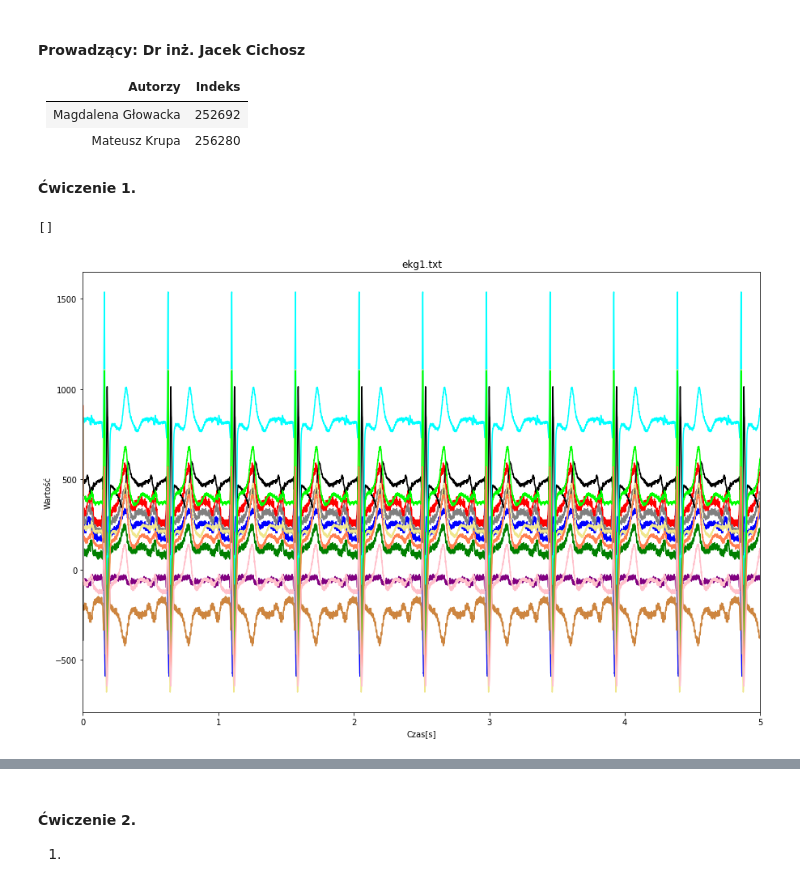
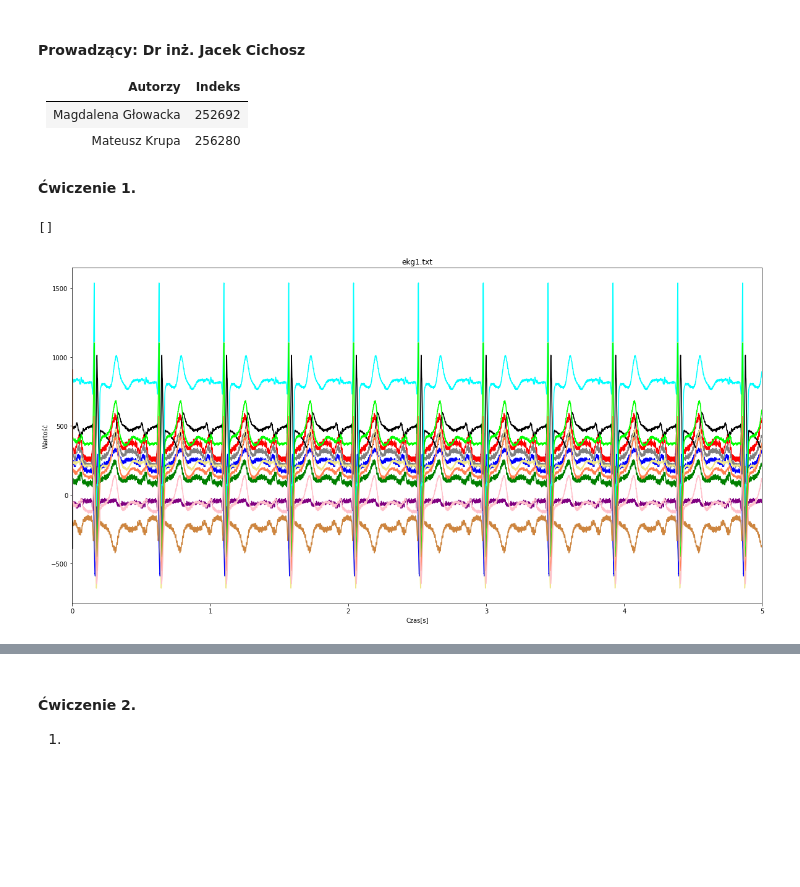
Before and after one commit to magdalena09/CPSiO-lab, a Jupyter notebook: lab1.ipynb, the cells around one changed output, grey strips where cells are left out. Saved outputs shown, nothing was run; the diff lists cells and outputs as text; code cells hidden in the pictures; blank space fills up the shorter version.

```diff
--- a/lab1.ipynb
+++ b/lab1.ipynb
@@ -17,36 +17,35 @@ import os
 # %%
 str1=os.getcwd()
 
 ekg1 = pd.read_csv(str1+'\\ekg1.txt', names=['1','2','3','4','5','6','7','8','9','10','11','12'], sep=' ')
 sampling_frequency_ekg1 = 1000 # czestotliwosc probkowania
 ekg1_time = ((ekg1.shape[0])/sampling_frequency_ekg1)
 ekg1['Czas'] = ekg1.index/sampling_frequency_ekg1 # ustalenie punktów na osi czasu
-ekg1 = ekg1.set_index('Czas') # ustawienie czasu jako indexu tabeli
+ekg1 = ekg1.set_index('Czas')
 
-fig, axes = plt.subplots(ncols=1, nrows=1, figsize=(15,10))
-
-axes.plot(ekg1.index, ekg1['1'], color='green')
-axes.plot(ekg1.index, ekg1['2'], color='red')
-axes.plot(ekg1.index, ekg1['3'], color='blue')
-axes.plot(ekg1.index, ekg1['4'], color='peru')
-axes.plot(ekg1.index, ekg1['5'], color='purple')
-axes.plot(ekg1.index, ekg1['6'], color='gray')
-axes.plot(ekg1.index, ekg1['7'], color='black')
-axes.plot(ekg1.index, ekg1['8'], color='cyan')
-axes.plot(ekg1.index, ekg1['9'], color='khaki')
-axes.plot(ekg1.index, ekg1['10'], color='lime')
-axes.plot(ekg1.index, ekg1['11'], color='coral')
-axes.plot(ekg1.index, ekg1['12'], color='pink')
-axes.set_title('ekg1.txt')
-axes.set_xlabel('Czas[s]')
-axes.set_ylabel('Wartość')
+plt.figure(figsize=(20,10))
+plt.plot(ekg1.index, ekg1['1'], color='green')
+plt.plot(ekg1.index, ekg1['2'], color='red')
+plt.plot(ekg1.index, ekg1['3'], color='blue')
+plt.plot(ekg1.index, ekg1['4'], color='peru')
+plt.plot(ekg1.index, ekg1['5'], color='purple')
+plt.plot(ekg1.index, ekg1['6'], color='gray')
+plt.plot(ekg1.index, ekg1['7'], color='black')
+plt.plot(ekg1.index, ekg1['8'], color='cyan')
+plt.plot(ekg1.index, ekg1['9'], color='khaki')
+plt.plot(ekg1.index, ekg1['10'], color='lime')
+plt.plot(ekg1.index, ekg1['11'], color='coral')
+plt.plot(ekg1.index, ekg1['12'], color='pink')
+plt.title('ekg1.txt')
+plt.xlabel('Czas[s]')
+plt.ylabel('Wartość')
 plt.xlim(0,ekg1_time)
 # file_name = input("Podaj nazwe pliku do zapisu: ")
 # plt.savefig(file_name + ".jpg")
 plt.plot()
 # %% [output]
 []
-[figure, old version]
+[figure, new version]
 # %%
 str1=os.getcwd()
 
```
Also changed, not shown: parts of 6 cells of this notebook.
